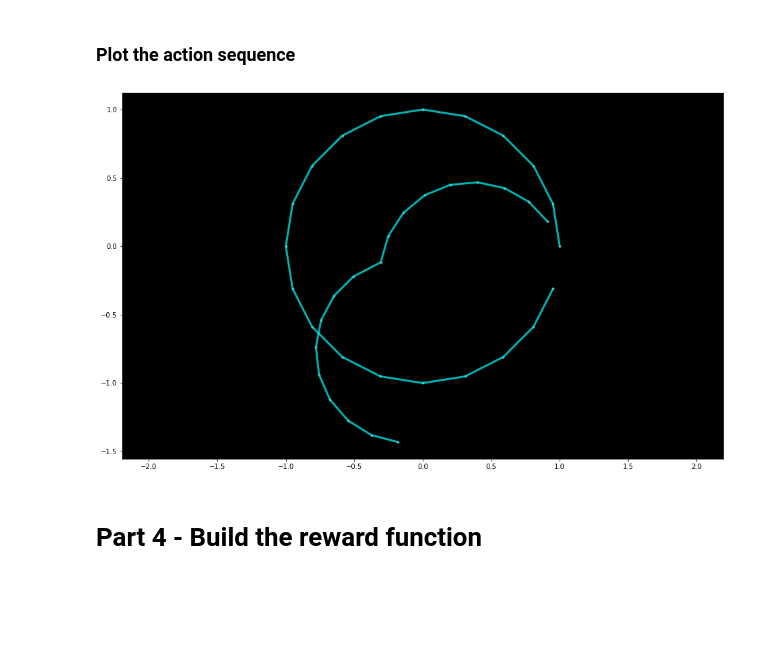
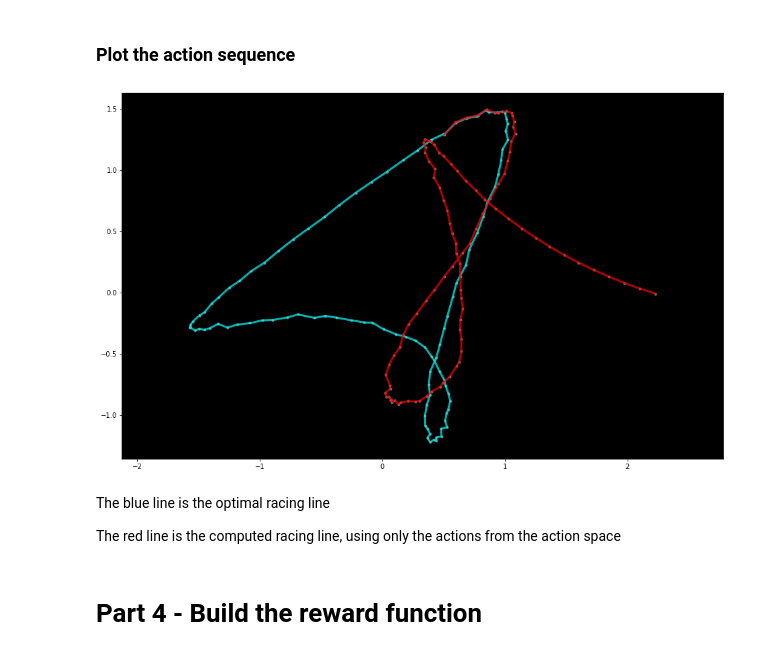
Before and after one commit to jackdawe/PIE_DeepRacer, a Jupyter notebook: bypass_rl/bypass_rl.ipynb, the cells around one changed output. Cells and saved outputs as stored; diff of their text form; code cells hidden in the pictures; blank space fills up the shorter version.

```diff
--- a/bypass_rl/bypass_rl.ipynb
+++ b/bypass_rl/bypass_rl.ipynb
@@ -61,22 +78,16 @@ def compute_theta_from_coords(x0, x1, y0, y1):
         return np.arctan((y1-y0)/(x1-x0))
     else:
         return np.pi + np.arctan((y1-y0)/(x1-x0))
+# %%
+def take_theta_into_minus_pi_pi(theta):
+    # Ensure rad_steering is between -pi and pi
+    if theta > np.pi:
+        return take_theta_into_minus_pi_pi(theta - 2 * np.pi)
+    if theta < - np.pi:
+        return take_theta_into_minus_pi_pi(theta + 2 * np.pi)
+    else:
+        return theta
 # %% [markdown]
 ### Compute action sequence
-# %%
-# Mock action space, to work with it
-action_space = pd.DataFrame({
-    'id': [i for i in range(2001)],
-    'speed': [np.random.normal() + 2 for i in range(2001)],
-    'steering': [np.random.normal() * 15 for i in range(2001)]
-})
-
-# Mock racing line, to work with it
-optimal_racing_line = pd.DataFrame({
-    'x': [np.cos(2*np.pi*i/20) for i in range(20)],
-    'y': [np.sin(2*np.pi*i/20) for i in range(20)],
-    'speed': [3 for i in range(20)],
-    'distance_from_last_point': [3/15 for i in range(20)]
-})
 # %%
 # Easiest method : compute the 'closest action' (lowest  euclidian distance) for each step
@@ -107,15 +151,14 @@ def compute_action_sequence(action_space, optimal_racing_line):
 
     return action_sequence
 # %%
-action_sequence = compute_action_sequence(action_space, optimal_racing_line)
+action_sequence = compute_action_sequence_euclidian_distance(action_space, optimal_racing_line)
 # %% [markdown]
 ### Plot the action sequence
 # %%
 def compute_real_racing_line(action_sequence, action_space, x0, y0, theta0):
-    xs = []
-    ys = []
-    speeds = []
-    distance_from_last_points = []
+    xs = [x0]
+    ys = [y0]
+
     cur_x = x0
     cur_y = y0
     cur_theta = theta0
@@ -127,13 +170,9 @@ def compute_real_racing_line(action_sequence, action_space, x0, y0, theta0):
         cur_y += np.sin(cur_theta) * speed / NUMBER_STEPS_PER_SECOND
         xs.append(cur_x)
         ys.append(cur_y)
-        speeds.append(speed)
-        distance_from_last_points.append(speed / NUMBER_STEPS_PER_SECOND)
     real_racing_line = pd.DataFrame({
         'x': xs,
-        'y': ys,
-        'speed': speeds,
-        'distance_from_last_point': distance_from_last_points
+        'y': ys
     })
     return real_racing_line
 # %%
@@ -149,10 +188,14 @@ real_racing_line = compute_real_racing_line(
 # %%
 fig = plt.figure(1, figsize=(16, 10))
 ax = fig.add_subplot(111, facecolor='black')
 plt.axis('equal')
-print_shape(ax, optimal_racing_line.drop(columns=['speed', 'distance_from_last_point']).values)
-print_shape(ax, real_racing_line.drop(columns=['speed', 'distance_from_last_point']).values)
+print_shape(ax, optimal_racing_line.drop(columns=['speed', 'distance_from_last_point']).values, color='cyan')
+print_shape(ax, real_racing_line.values, color='red')
 # %% [output]
-[figure, old version]
+[figure, new version]
+# %% [markdown]
+The blue line is the optimal racing line
+
+The red line is the computed racing line, using only the actions from the action space
 # %% [markdown]
 # Part 4 - Build the reward function
```
Also changed, not shown: parts of 4 cells of this notebook.
